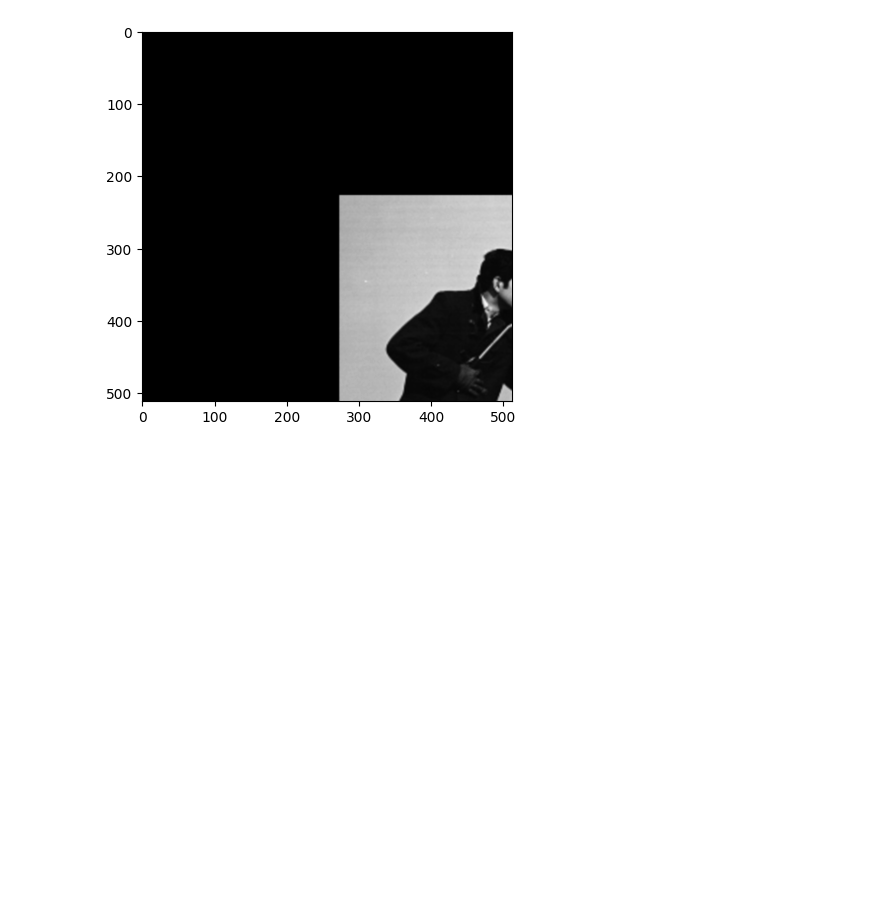
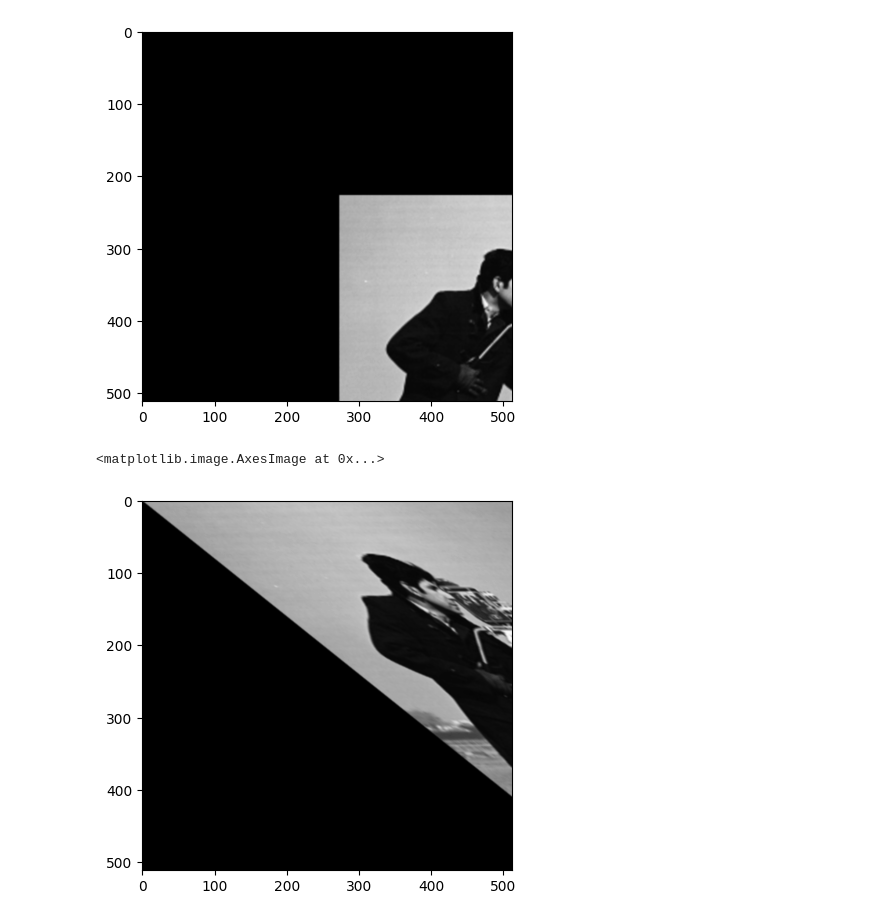
Before and after one commit to sachinprasanna7/Medical-Image-Security, a Jupyter notebook: normalisation.ipynb, the cells around one changed output. Cells and saved outputs as stored; diff of their text form; code cells hidden in the pictures; blank space fills up the shorter version.

Commit message:
implemented shear of image

```diff
--- a/normalisation.ipynb
+++ b/normalisation.ipynb
@@ -106,3 +116,8 @@ plt.imshow(img_translated, cmap='gray', interpolation='bicubic')
 # %% [output]
 <matplotlib.image.AxesImage at 0x...>
 [figure]
+# %%
+plt.imshow(img_sheared_x, cmap='gray', interpolation='bicubic')
+# %% [output]
+<matplotlib.image.AxesImage at 0x...>
+[figure, added]
```
Also changed, not shown: parts of 4 cells of this notebook, 8 other files.
